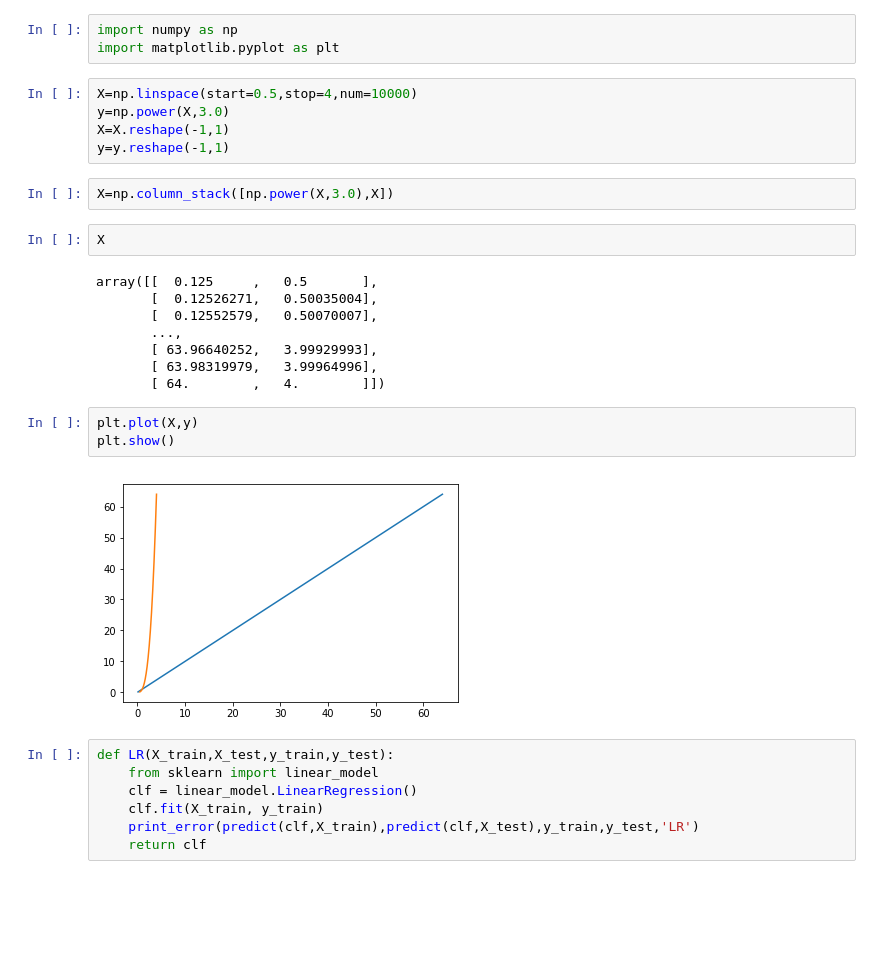
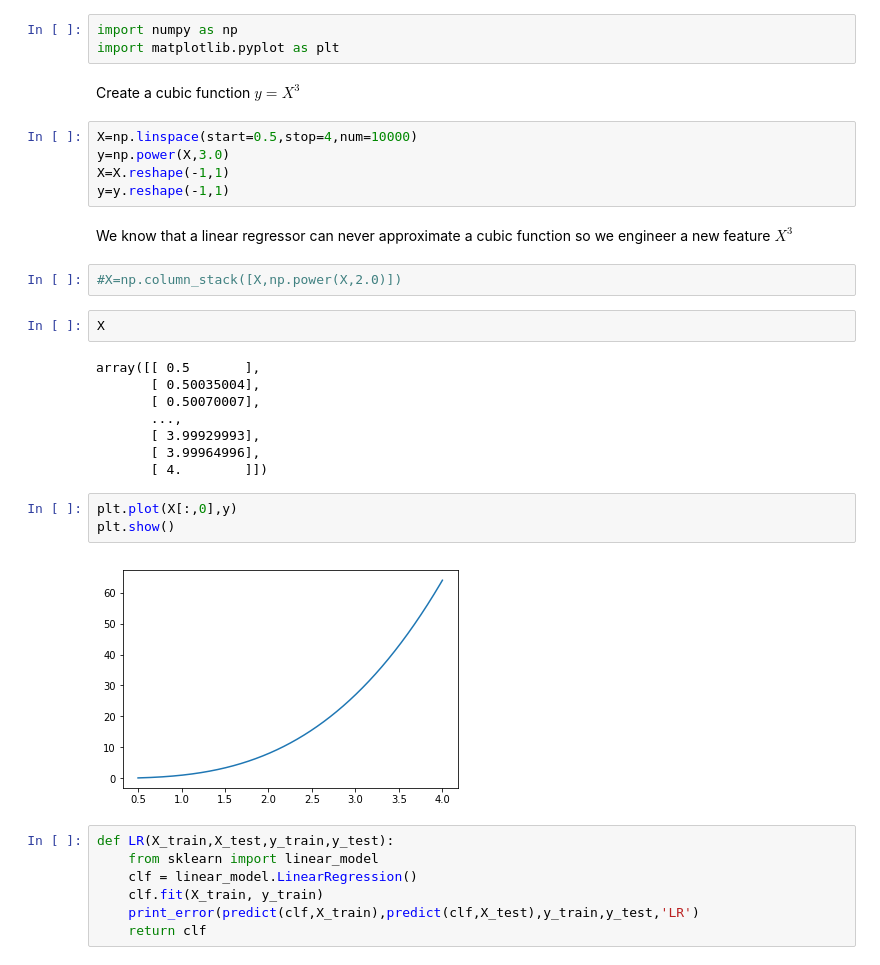
Before and after one commit to adil-rasheed/ML_Projects, a Jupyter notebook: BeamProblems/TestNN.ipynb, the cells around one changed output. Cells and saved outputs as stored; diff of their text form; blank space fills up the shorter version.

```diff
--- a/BeamProblems/TestNN.ipynb
+++ b/BeamProblems/TestNN.ipynb
@@ -1,28 +1,32 @@
 # %%
 import numpy as np
 import matplotlib.pyplot as plt
+# %% [markdown]
+Create a cubic function $y=X^{3}$
 # %%
 X=np.linspace(start=0.5,stop=4,num=10000)
 y=np.power(X,3.0)
 X=X.reshape(-1,1)
 y=y.reshape(-1,1)
+# %% [markdown]
+We know that a linear regressor can never approximate a cubic function so we engineer a new feature $X^{3}$
 # %%
-X=np.column_stack([np.power(X,3.0),X])
+#X=np.column_stack([X,np.power(X,2.0)])
 # %%
 X
 # %% [output]
-array([[  0.125     ,   0.5       ],
-       [  0.12526271,   0.50035004],
-       [  0.12552579,   0.50070007],
+array([[ 0.5       ],
+       [ 0.50035004],
+       [ 0.50070007],
        ...,
-       [ 63.96640252,   3.99929993],
-       [ 63.98319979,   3.99964996],
-       [ 64.        ,   4.        ]])
+       [ 3.99929993],
+       [ 3.99964996],
+       [ 4.        ]])
 # %%
-plt.plot(X,y)
+plt.plot(X[:,0],y)
 plt.show()
 # %% [output]
-[figure, old version]
+[figure, new version]
 # %%
 def LR(X_train,X_test,y_train,y_test):
     from sklearn import linear_model
```
Also changed, not shown: parts of 3 cells of this notebook.
